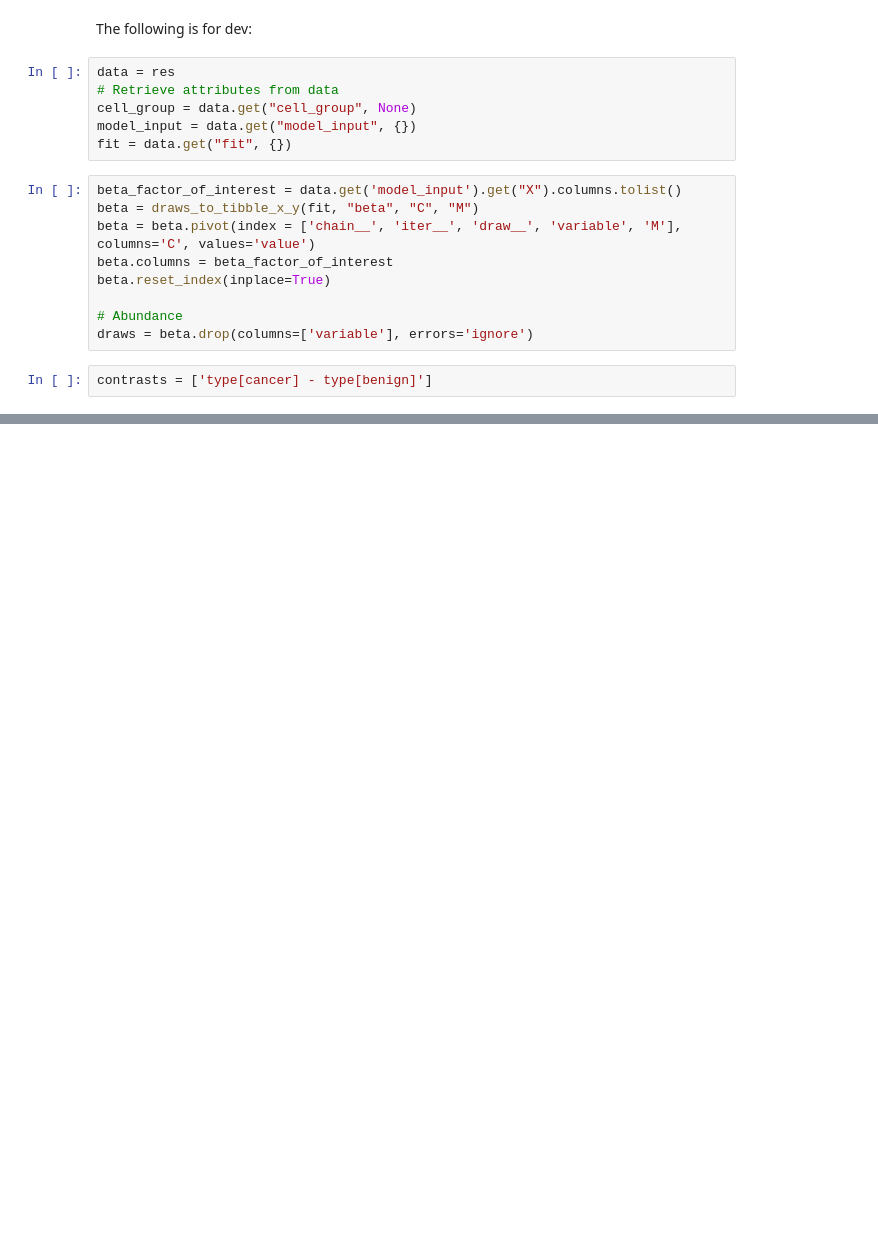
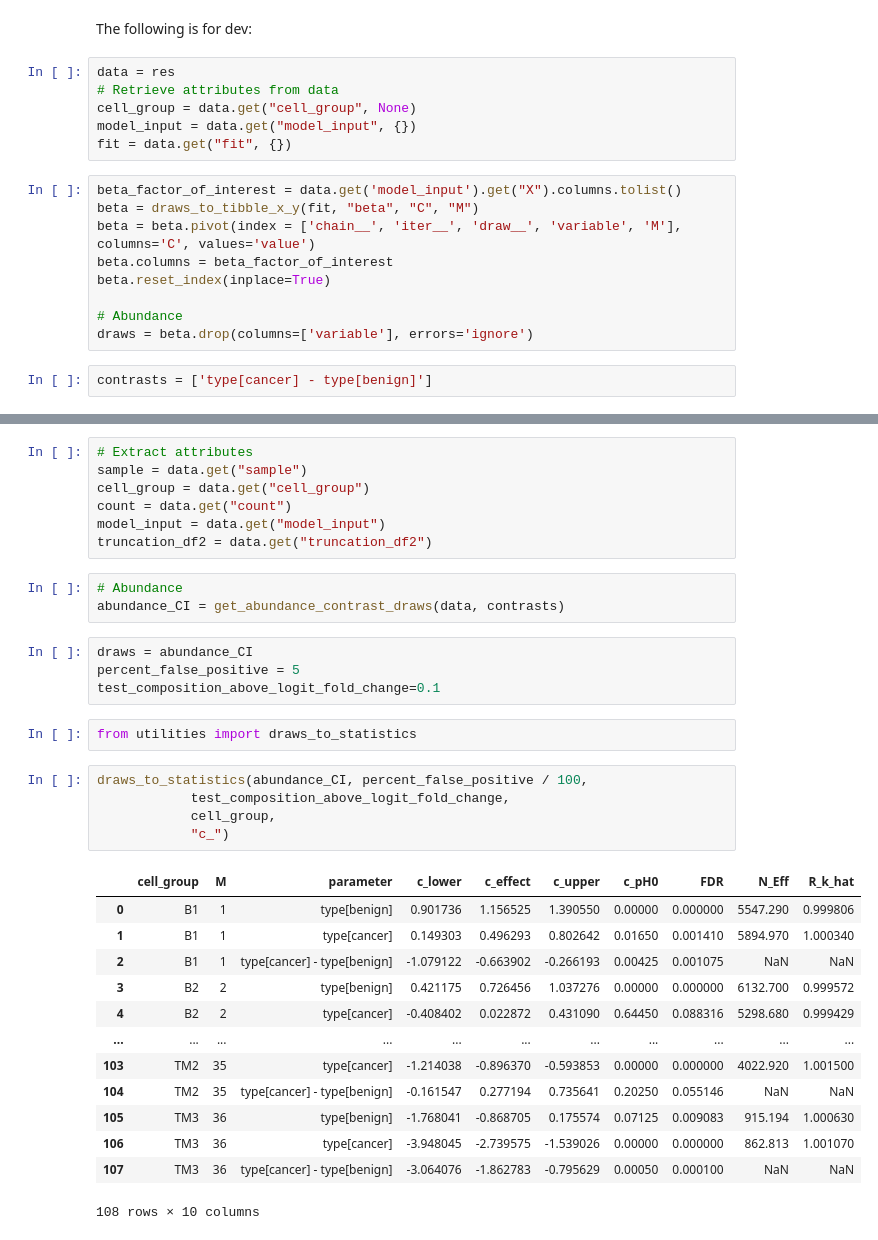
Before and after one commit to zhanchen/sccompPy, a Jupyter notebook: README.ipynb, the cells around one changed output, grey strips where cells are left out. Cells and saved outputs as stored; diff of their text form; blank space fills up the shorter version.

Commit message:
utilities function get_FDR, draws_to_statistics completed

```diff
--- a/README.ipynb
+++ b/README.ipynb
@@ -224 +216,36 @@ get_abundance_contrast_draws(data, contrasts)
 1000000 rows × 9 columns
+# %%
+# Extract attributes
+sample = data.get("sample")
+cell_group = data.get("cell_group")
+count = data.get("count")
+model_input = data.get("model_input")
+truncation_df2 = data.get("truncation_df2")
+# %%
+# Abundance
+abundance_CI = get_abundance_contrast_draws(data, contrasts)
+# %%
+draws = abundance_CI
+percent_false_positive = 5
+test_composition_above_logit_fold_change=0.1
+# %%
+from utilities import draws_to_statistics
+# %%
+draws_to_statistics(abundance_CI, percent_false_positive / 100,
+            test_composition_above_logit_fold_change,
+            cell_group,
+            "c_")
+# %% [output]
+|  | cell_group | M | parameter | c_lower | c_effect | c_upper | c_pH0 | FDR | N_Eff | R_k_hat |
+| 0 | B1 | 1 | type[benign] | 0.901736 | 1.156525 | 1.390550 | 0.00000 | 0.000000 | 5547.290 | 0.999806 |
+| 1 | B1 | 1 | type[cancer] | 0.149303 | 0.496293 | 0.802642 | 0.01650 | 0.001410 | 5894.970 | 1.000340 |
+| 2 | B1 | 1 | type[cancer] - type[benign] | -1.079122 | -0.663902 | -0.266193 | 0.00425 | 0.001075 | NaN | NaN |
+| 3 | B2 | 2 | type[benign] | 0.421175 | 0.726456 | 1.037276 | 0.00000 | 0.000000 | 6132.700 | 0.999572 |
+| 4 | B2 | 2 | type[cancer] | -0.408402 | 0.022872 | 0.431090 | 0.64450 | 0.088316 | 5298.680 | 0.999429 |
+| ... | ... | ... | ... | ... | ... | ... | ... | ... | ... | ... |
+| 103 | TM2 | 35 | type[cancer] | -1.214038 | -0.896370 | -0.593853 | 0.00000 | 0.000000 | 4022.920 | 1.001500 |
+| 104 | TM2 | 35 | type[cancer] - type[benign] | -0.161547 | 0.277194 | 0.735641 | 0.20250 | 0.055146 | NaN | NaN |
+| 105 | TM3 | 36 | type[benign] | -1.768041 | -0.868705 | 0.175574 | 0.07125 | 0.009083 | 915.194 | 1.000630 |
+| 106 | TM3 | 36 | type[cancer] | -3.948045 | -2.739575 | -1.539026 | 0.00000 | 0.000000 | 862.813 | 1.001070 |
+| 107 | TM3 | 36 | type[cancer] - type[benign] | -3.064076 | -1.862783 | -0.795629 | 0.00050 | 0.000100 | NaN | NaN |
+108 rows × 10 columns
```
Also changed, not shown: parts of 7 cells of this notebook, 2 other files.
